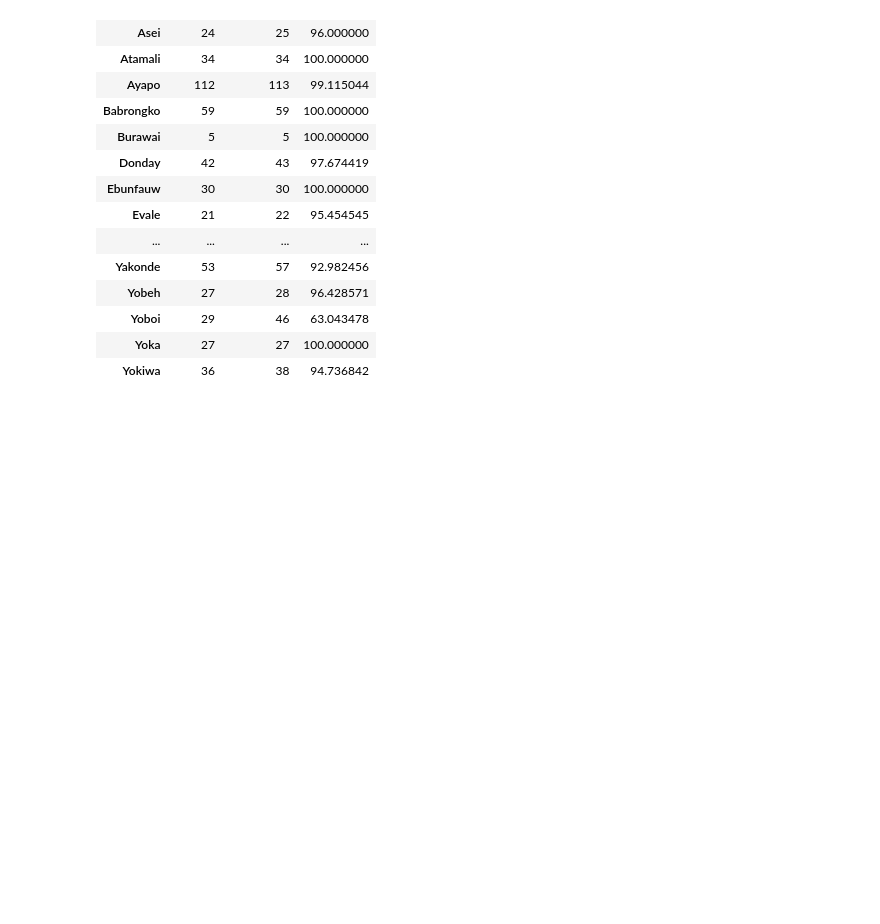
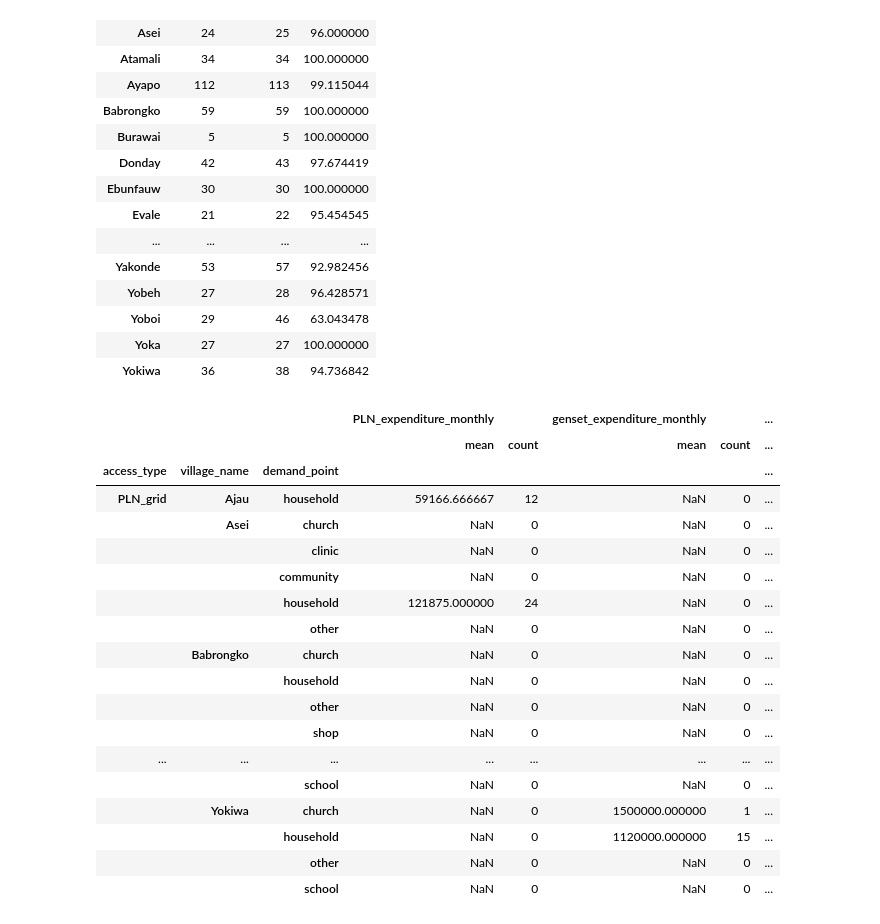
Before and after one commit to fionahz/sentani-labbook, a Jupyter notebook: Genset Ownership and Expenditure by Village.ipynb, the cells around one changed output. Cells and saved outputs as stored; diff of their text form; code cells hidden in the pictures; blank space fills up the shorter version.

Commit message:
small update with expenditures by access type and village name

```diff
--- a/Genset Ownership and Expenditure by Village.ipynb
+++ b/Genset Ownership and Expenditure by Village.ipynb
@@ -105,3 +105,49 @@ po_df
 | Yoboi | 29 | 46 | 63.043478 |
 | Yoka | 27 | 27 | 100.000000 |
 | Yokiwa | 36 | 38 | 94.736842 |
+# %%
+survey['access_type'] = pysentani.access_type(survey)
+
+
+
+frequency = {'PLN_expenditure':'monthly',
+'community_microgrid_expenditure':'monthly',
+'genset_expenditure':'daily'}
+
+multiplier = {'monthly':1, 'weekly':4, 'daily':30}
+
+# create new columns with same monthly frequency
+for column in frequency.keys():
+    # adjust expenditure frequency
+    expenditure = survey[column] * multiplier[frequency[column]]
+    new_column = column + '_monthly'
+    survey[new_column] = expenditure
+
+
+
+pd.set_option('max_rows', 200)
+survey.groupby(['access_type',
+                'village_name',
+                'demand_point'])[['PLN_expenditure_monthly',
+                                  'genset_expenditure_monthly',
+                                  'community_microgrid_expenditure_monthly']].agg(['mean','count'])
+# %% [output]
+|  |  |  | PLN_expenditure_monthly |  | genset_expenditure_monthly |  | ... |
+|  |  |  | mean | count | mean | count | ... |
+| access_type | village_name | demand_point |  |  |  |  | ... |
+| PLN_grid | Ajau | household | 59166.666667 | 12 | NaN | 0 | ... |
+|  | Asei | church | NaN | 0 | NaN | 0 | ... |
+|  |  | clinic | NaN | 0 | NaN | 0 | ... |
+|  |  | community | NaN | 0 | NaN | 0 | ... |
+|  |  | household | 121875.000000 | 24 | NaN | 0 | ... |
+|  |  | other | NaN | 0 | NaN | 0 | ... |
+|  | Babrongko | church | NaN | 0 | NaN | 0 | ... |
+|  |  | household | NaN | 0 | NaN | 0 | ... |
+|  |  | other | NaN | 0 | NaN | 0 | ... |
+|  |  | shop | NaN | 0 | NaN | 0 | ... |
+| ... | ... | ... | ... | ... | ... | ... | ... |
+|  |  | school | NaN | 0 | NaN | 0 | ... |
+|  | Yokiwa | church | NaN | 0 | 1500000.000000 | 1 | ... |
+|  |  | household | NaN | 0 | 1120000.000000 | 15 | ... |
+|  |  | other | NaN | 0 | NaN | 0 | ... |
+|  |  | school | NaN | 0 | NaN | 0 | ... |
```
